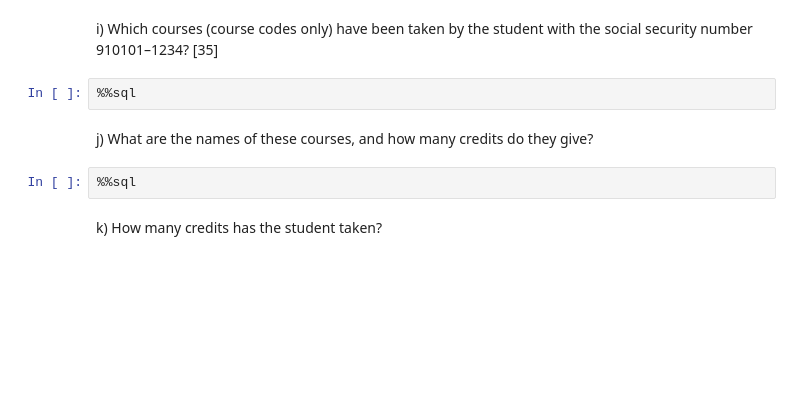
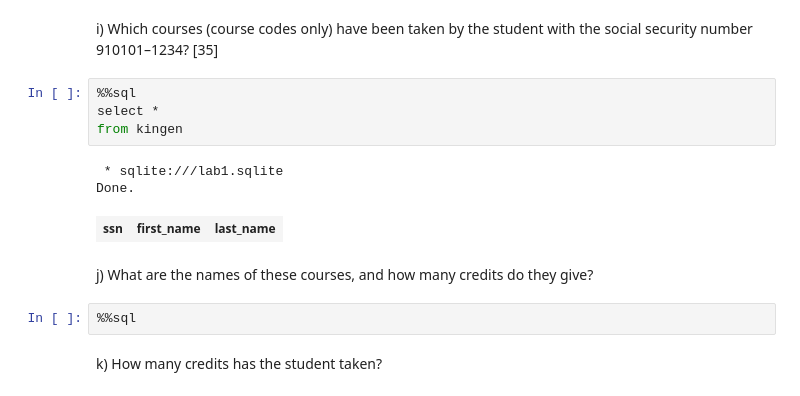
Before and after one commit to MarcusBegic/databas, a Jupyter notebook: lab1/lab1.ipynb, the cells around one changed output. Saved outputs shown, nothing was run; the diff lists cells and outputs as text; blank space fills up the shorter version.

```diff
--- a/lab1/lab1.ipynb
+++ b/lab1/lab1.ipynb
@@ -444,6 +454,12 @@ i) Which courses (course codes only) have been taken by the
    student with the social security number 910101–1234? [35]
 # %%
 %%sql
+select *
+from kingen
+# %% [output]
+ * sqlite:///lab1.sqlite
+Done.
+| ssn | first_name | last_name |
 # %% [markdown]
 j) What are the names of these courses, and how many credits
    do they give?
```
Also changed, not shown: parts of 1 cell of this notebook, 1 other file.
